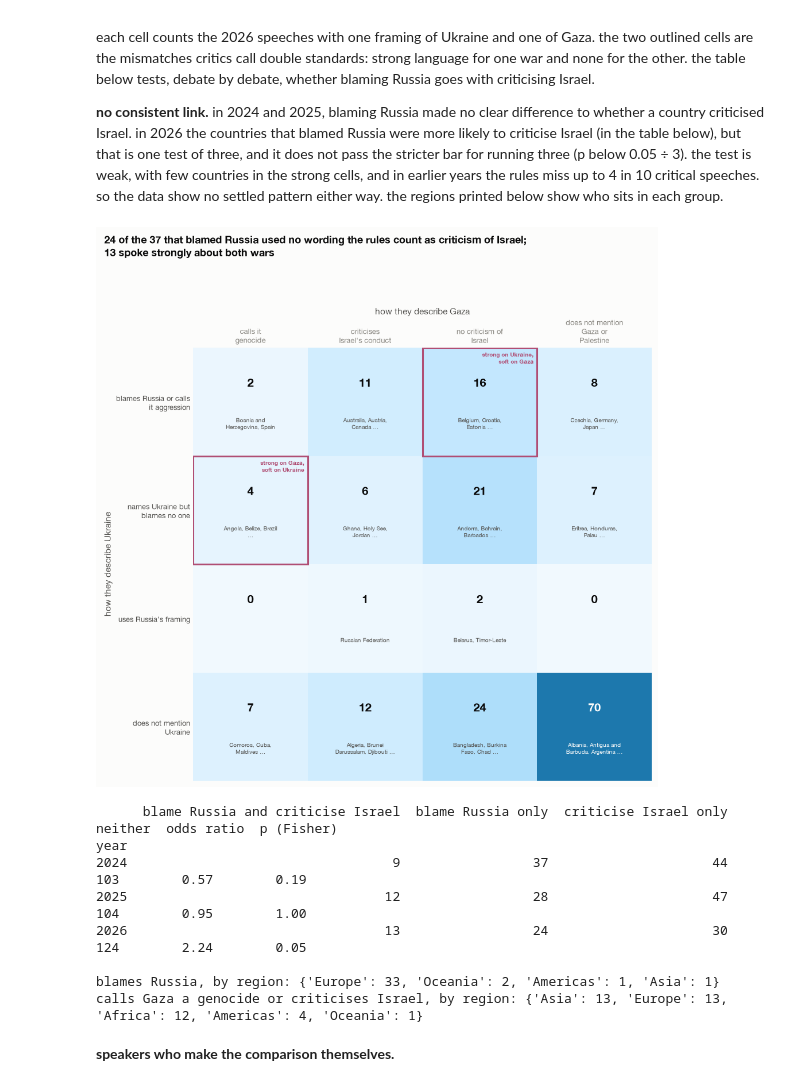
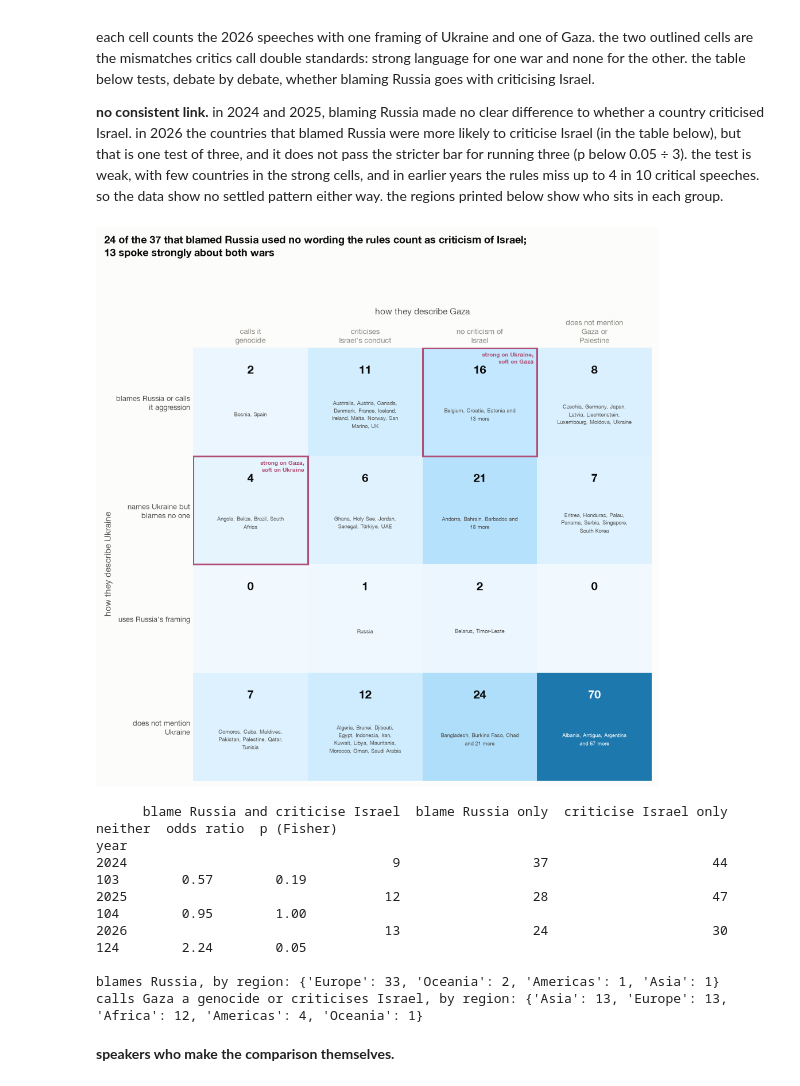
Before and after one commit to jeremychia/unga-speeches, a Jupyter notebook: notebooks/unga_2026_wars.ipynb, the cells around one changed output. Cells and saved outputs as stored; diff of their text form; code cells hidden in the pictures.

```diff
--- a/notebooks/unga_2026_wars.ipynb
+++ b/notebooks/unga_2026_wars.ipynb
@@ -280,48 +280,55 @@ grid = pd.crosstab(b26.cls_ukr, b26.cls_gaza).reindex(index=rows, columns=cols,
 
 fig, ax = plt.subplots(figsize=SQUARE)
 ax.imshow(grid.values, cmap=RAMP, vmin=0, vmax=grid.values.max(), aspect="auto")
-short = lambda n: n.split(" (")[0].replace("United Kingdom of Great Britain and Northern Ireland", "UK").replace("United States of America", "US")
+SHORT = {"United Kingdom of Great Britain and Northern Ireland": "UK", "United States of America": "US", "Bosnia and Herzegovina": "Bosnia",
+         "Brunei Darussalam": "Brunei", "Democratic Republic of the Congo": "DR Congo", "Russian Federation": "Russia", "Syrian Arab Republic": "Syria",
+         "United Republic of Tanzania": "Tanzania", "Lao People's Democratic Republic": "Laos", "Republic of Korea": "South Korea",
+         "Democratic People's Republic of Korea": "North Korea", "Saint Vincent and the Grenadines": "St Vincent", "Saint Kitts and Nevis": "St Kitts",
+         "Antigua and Barbuda": "Antigua", "Sao Tome and Principe": "São Tomé", "Central African Republic": "CAR", "Trinidad and Tobago": "Trinidad",
+         "Dominican Republic": "Dominican Rep.", "Papua New Guinea": "PNG", "Republic of Moldova": "Moldova", "Equatorial Guinea": "Eq. Guinea", "United Arab Emirates": "UAE", "State of Palestine": "Palestine"}  # fmt: skip
+short = lambda n: SHORT.get(n, n.split(" (")[0])
+ALL_UP_TO = 12  # cells this small list every country; bigger ones show a few and a count
 for i, r in enumerate(rows):
     for j, c in enumerate(cols):
         who = sorted(short(n) for n in b26[(b26.cls_ukr == r) & (b26.cls_gaza == c)].delegation)
         n = grid.at[r, c]
         dark = n > grid.values.max() * 0.6
-        ax.text(j, i - 0.18, str(n), ha="center", va="center", fontsize=13, fontweight="bold", color=SURFACE if dark else INK)
+        names = ", ".join(who) if n <= ALL_UP_TO else ", ".join(who[:3]) + f" and {n - 3} more"
+        ax.text(j, i - 0.3, str(n), ha="center", va="center", fontsize=13, fontweight="bold", color=SURFACE if dark else INK)
         if n:
-            ax.text(j, i + 0.2, textwrap.fill(", ".join(who[:3]) + (" …" if n > 3 else ""), 22), ha="center", va="center", fontsize=6.5,
-                    color=SURFACE if dark else INK_2)
+            ax.text(j, i + 0.12, textwrap.fill(names, 30), ha="center", va="center", fontsize=6, linespacing=1.25, color=SURFACE if dark else INK_2)
 for (i, j), label in {(0, 2): "strong on Ukraine,\nsoft on Gaza", (1, 0): "strong on Gaza,\nsoft on Ukraine"}.items():
     ax.add_patch(Rectangle((j - .5, i - .5), 1, 1, fill=False, edgecolor=ROSE_INK, lw=2))
     ax.text(j + .47, i - .47, label, ha="right", va="top", fontsize=6.5, color=ROSE_INK, fontweight="bold")
 ax.set_yticks(range(len(rows)), [textwrap.fill(r, 22) for r in rows], fontsize=8.5)
 ax.set_xticks(range(len(cols)), [textwrap.fill(c, 16) for c in cols], fontsize=8.5)
 ax.xaxis.tick_top(); ax.tick_params(length=0)
 ax.set_ylabel("how they describe Ukraine"); ax.set_xlabel("how they describe Gaza"); ax.xaxis.set_label_position("top")
 for s in ax.spines.values():
     s.set_visible(False)
 strong_ukr = grid.loc[BLAMES].sum()
 soft_gaza = grid.at[BLAMES, NO_CRITICISM] + grid.at[BLAMES, NO_GAZA]
 fig.suptitle(f"{soft_gaza} of the {strong_ukr} that blamed Russia used no wording the rules count as criticism of Israel;\n"
              f"{grid.loc[BLAMES, [GENOCIDE, CONDUCT]].sum()} spoke strongly about both wars",
              x=0.02, ha="left", fontweight="bold", fontsize=12)
 plt.tight_layout(rect=(0, 0, 1, 0.93)); show(fig, "w4_both_wars")
 
 # is blaming russia linked to criticising israel? one 2x2 test per debate since the war in Gaza began
 tests = []
 for y in (2024, 2025, 2026):
     d = both[(both.year == y) & both.iso3.isin(STATES)]
     t = pd.crosstab(d.cls_ukr == BLAMES, d.cls_gaza.isin([GENOCIDE, CONDUCT])).reindex(index=[True, False], columns=[True, False], fill_value=0)
     odds, p = stats.fisher_exact(t.values)
     tests.append({"year": y, "blame Russia and criticise Israel": t.at[True, True], "blame Russia only": t.at[True, False],
                   "criticise Israel only": t.at[False, True], "neither": t.at[False, False], "odds ratio": odds, "p (Fisher)": p})
 print(pd.DataFrame(tests).set_index("year").round({"odds ratio": 2, "p (Fisher)": 3}).to_string(), "\n")
 
 # who sits where in 2026, by UN region
 b26 = b26.assign(region=b26.iso3.map(REGION))
 print("blames Russia, by region:", b26[b26.cls_ukr == BLAMES].region.value_counts().to_dict())
 print("calls Gaza a genocide or criticises Israel, by region:", b26[b26.cls_gaza.isin([GENOCIDE, CONDUCT])].region.value_counts().to_dict())
 # %% [output]
-[figure, old version]
+[figure, new version]
       blame Russia and criticise Israel  blame Russia only  criticise Israel only  neither  odds ratio  p (Fisher)
 year
 2024                                  9                 37                     44      103        0.57        0.19
```
Also changed, not shown: 1 other file.
